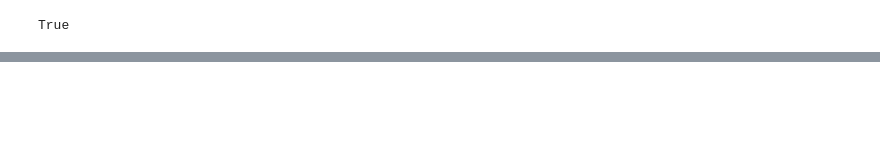
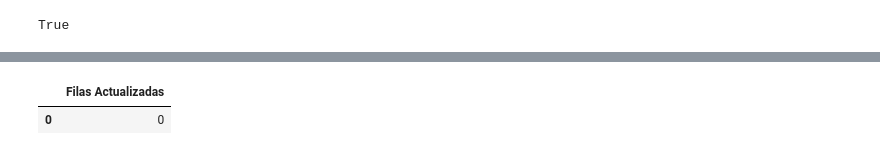
Before and after one commit to emarfer/musicable, a Jupyter notebook: 05_api_lastfm.ipynb, the cells around one changed output, grey strips where cells are left out. Drawn from its saved outputs; the diff is of its cells as text; code cells hidden in the pictures; blank space fills up the shorter version.

Commit message:
req con now playing + insert_scro 👌

```diff
--- a/05_api_lastfm.ipynb
+++ b/05_api_lastfm.ipynb
@@ -50,3 +54,9 @@ recenttracks
 # %%
 for i,r in recenttracks.iterrows():
     sqt.insert_data(r.uts, r.artist, r.artist_mbid, r.album, r.album_mbid, r.title, r.track_mbid)
+# %%
+insertadas = sqt.insert_scro()
+insertadas
+# %% [output]
+|  | Filas Actualizadas |
+| 0 | 0 |
```
Also changed, not shown: parts of 8 cells of this notebook, 4 other files.
